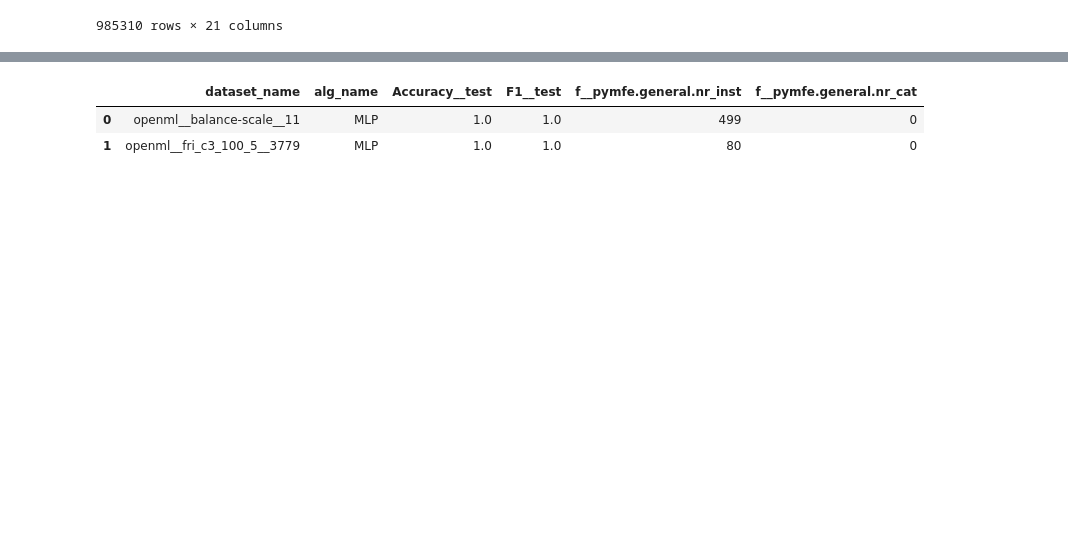
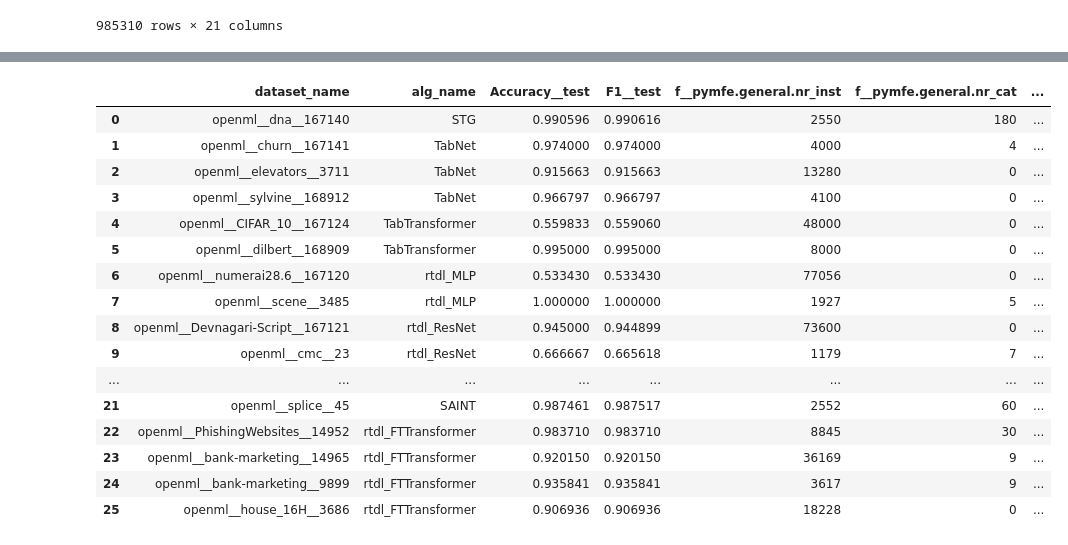
Before and after one commit to Loris697/TabularDeepLearning, a Jupyter notebook: Result Analysis.ipynb, the cells around one changed output, grey strips where cells are left out. Drawn from its saved outputs; the diff is of its cells as text; code cells hidden in the pictures; blank space fills up the shorter version.

```diff
--- a/Result Analysis.ipynb
+++ b/Result Analysis.ipynb
@@ -146,0 +110,4 @@ metadataset.groupby(["alg_name"]).agg({
+# %%
+small_datasets = metafeatures_datasets[metafeatures_datasets["f__pymfe.general.nr_inst"] < 1000 ].sort_values("f__pymfe.general.nr_inst")
+datasets = metafeatures_datasets[metafeatures_datasets["f__pymfe.general.nr_inst"] >= 1000 ].reset_index()
+small_datasets.head(15)
@@ -147,7 +148,8 @@ metadataset.groupby(["alg_name"]).agg({
+# %%
+grouped_dataset = metadataset.groupby(["dataset_name", "alg_name"]).agg({
+    "Accuracy__test" : "max",
+    "F1__test" : "max"
+})
 # %%
-aggregated_dataset = metadataset.groupby(["dataset_name", "alg_name"]).agg({
-    "Accuracy__test" : "max",
-    "F1__test" : "max"
-})
-aggregated_dataset = aggregated_dataset.reset_index().merge(metafeatures_datasets, on="dataset_name", how="left")
-aggregated_dataset
+aggregated_dataset = grouped_dataset.reset_index().merge( datasets, on = "dataset_name", how = "inner")
+aggregated_dataset = aggregated_dataset.merge(classDF, on = "alg_name")
@@ -215,9 +170,19 @@ aggregated_dataset_difficult = aggregated_dataset.query("dataset_name not in @hi
 # %%
 # Reset index so 'dataset_name' and 'alg_name' are back as columns
-grouped = aggregated_dataset_difficult.reset_index(drop=True)
+grouped = aggregated_dataset.reset_index(drop=True)
+grouped_small = aggregated_dataset_small.reset_index(drop=True)
 
 # Find the max 'Accuracy_Test' within each 'dataset_name'
 max_accuracy_per_dataset = grouped.groupby('dataset_name')['Accuracy__test'].transform("max")
+max_accuracy_per_dataset_small = grouped_small.groupby('dataset_name')['Accuracy__test'].transform("max")
 
 # Filter rows where 'Accuracy_Test' matches the max 'Accuracy_Test' within each 'dataset_name'
 best_algs = grouped[grouped['Accuracy__test'] == max_accuracy_per_dataset]
+best_algs_small = grouped_small[grouped_small['Accuracy__test'] == max_accuracy_per_dataset_small]
+
+#Taking just the datasets where there are not ties
+tie_dataset = list(best_algs.groupby("dataset_name").nunique().query("Group > 1").index)
+tie_dataset_small = list(best_algs_small.groupby("dataset_name").nunique().query("Group > 1").index)
+
+best_algs = best_algs.query(" dataset_name not in @tie_dataset ")
+best_algs_small = best_algs_small.query(" dataset_name not in @tie_dataset_small ")
@@ -263,7 +290,21 @@ best_algs.groupby("alg_name").agg({
 # %%
-best_algs.query(" alg_name == 'MLP' ").reset_index(drop=True)
+best_algs.query(" Group == 'NN' ").reset_index(drop=True)
 # %% [output]
-|  | dataset_name | alg_name | Accuracy__test | F1__test | f__pymfe.general.nr_inst | f__pymfe.general.nr_cat |
-| 0 | openml__balance-scale__11 | MLP | 1.0 | 1.0 | 499 | 0 |
-| 1 | openml__fri_c3_100_5__3779 | MLP | 1.0 | 1.0 | 80 | 0 |
+|  | dataset_name | alg_name | Accuracy__test | F1__test | f__pymfe.general.nr_inst | f__pymfe.general.nr_cat | ... |
+| 0 | openml__dna__167140 | STG | 0.990596 | 0.990616 | 2550 | 180 | ... |
+| 1 | openml__churn__167141 | TabNet | 0.974000 | 0.974000 | 4000 | 4 | ... |
+| 2 | openml__elevators__3711 | TabNet | 0.915663 | 0.915663 | 13280 | 0 | ... |
+| 3 | openml__sylvine__168912 | TabNet | 0.966797 | 0.966797 | 4100 | 0 | ... |
+| 4 | openml__CIFAR_10__167124 | TabTransformer | 0.559833 | 0.559060 | 48000 | 0 | ... |
+| 5 | openml__dilbert__168909 | TabTransformer | 0.995000 | 0.995000 | 8000 | 0 | ... |
+| 6 | openml__numerai28.6__167120 | rtdl_MLP | 0.533430 | 0.533430 | 77056 | 0 | ... |
+| 7 | openml__scene__3485 | rtdl_MLP | 1.000000 | 1.000000 | 1927 | 5 | ... |
+| 8 | openml__Devnagari-Script__167121 | rtdl_ResNet | 0.945000 | 0.944899 | 73600 | 0 | ... |
+| 9 | openml__cmc__23 | rtdl_ResNet | 0.666667 | 0.665618 | 1179 | 7 | ... |
+| ... | ... | ... | ... | ... | ... | ... | ... |
+| 21 | openml__splice__45 | SAINT | 0.987461 | 0.987517 | 2552 | 60 | ... |
+| 22 | openml__PhishingWebsites__14952 | rtdl_FTTransformer | 0.983710 | 0.983710 | 8845 | 30 | ... |
+| 23 | openml__bank-marketing__14965 | rtdl_FTTransformer | 0.920150 | 0.920150 | 36169 | 9 | ... |
+| 24 | openml__bank-marketing__9899 | rtdl_FTTransformer | 0.935841 | 0.935841 | 3617 | 9 | ... |
+| 25 | openml__house_16H__3686 | rtdl_FTTransformer | 0.906936 | 0.906936 | 18228 | 0 | ... |
 # %%
```
Also changed, not shown: parts of 49 cells of this notebook, 3 other files.
